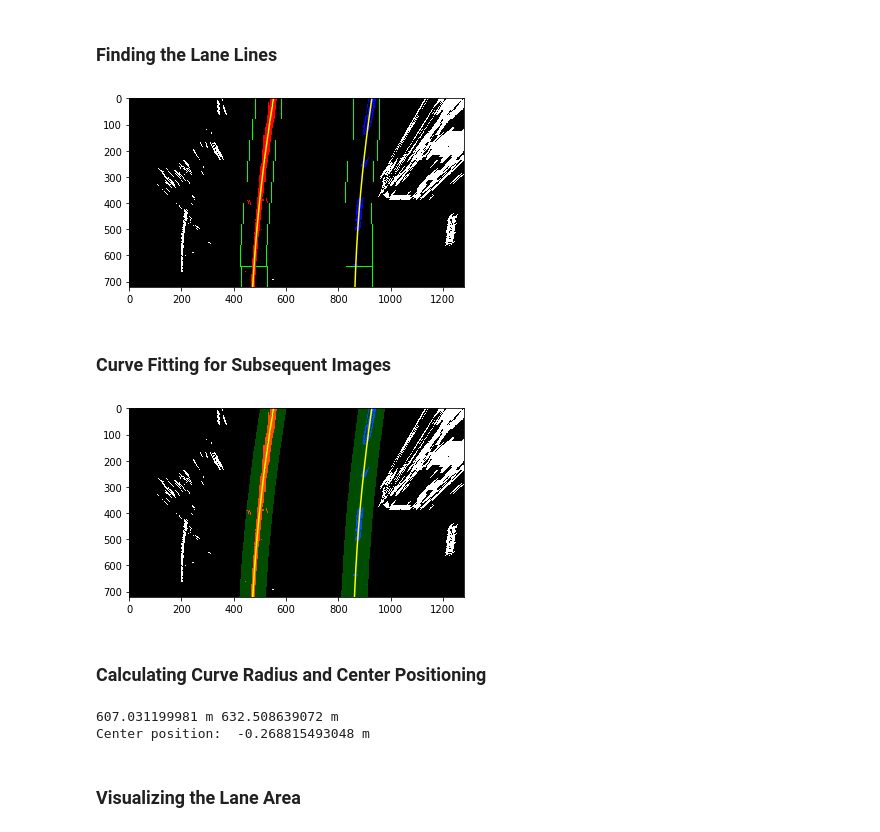
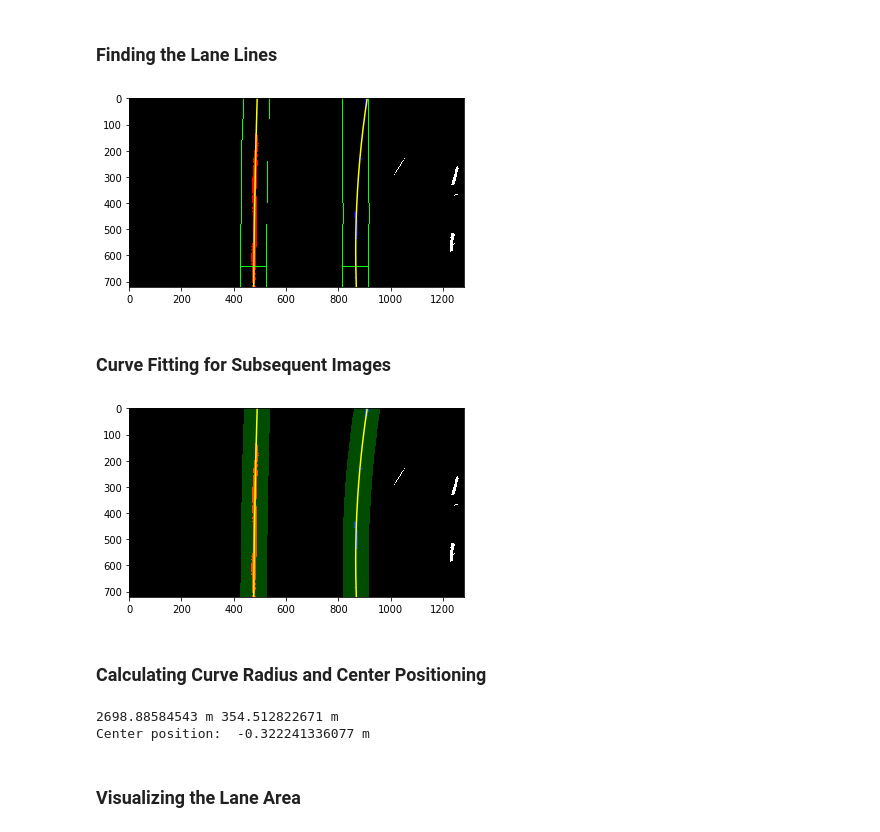
Before and after one commit to julson/CarND-Advanced-Lane-Lines, a Jupyter notebook: detect_lanes.ipynb, the cells around one changed output. Saved outputs shown, nothing was run; the diff lists cells and outputs as text; code cells hidden in the pictures.

```diff
--- a/detect_lanes.ipynb
+++ b/detect_lanes.ipynb
@@ -208,11 +269,12 @@ def sliding_window_fit(binary_warped):
     rightx_current = rightx_base
 
     margin = 50
-    minpix = 100
+    minpix = 50
 
     left_lane_idxs = []
     right_lane_idxs = []
 
+    window_locations = []
     for window in range(nwindows):
         # window boundaries in x and y
         win_y_low = binary_warped.shape[0] - (window + 1) * window_height
@@ -222,9 +284,9 @@ def sliding_window_fit(binary_warped):
         win_xright_low = rightx_current - margin
         win_xright_high = rightx_current + margin
 
-        # draw windows
-        cv2.rectangle(out, (win_xleft_low, win_y_low), (win_xleft_high, win_y_high), (0, 255, 0), 2)
-        cv2.rectangle(out, (win_xright_low, win_y_low), (win_xright_high, win_y_high), (0, 255, 0), 2)
+        # store windows for visualization later
+        window_locations.append(((win_xleft_low, win_y_low), (win_xleft_high, win_y_high)))
+        window_locations.append(((win_xright_low, win_y_low), (win_xright_high, win_y_high)))
 
         # identify non-zero indices within the window
         good_left_idxs = ((nonzeroy >= win_y_low)
@@ -253,12 +315,12 @@ def sliding_window_fit(binary_warped):
     rightx = nonzerox[right_lane_idxs]
     righty = nonzeroy[right_lane_idxs]
 
-    # Fit a second order polynomial
-    left_fit = np.polyfit(lefty, leftx, 2)
-    right_fit = np.polyfit(righty, rightx, 2)
-    return out, left_fit, right_fit, left_lane_idxs, right_lane_idxs
+    # Fit a second order polynomial, but we avoid creating a fit if no pixels were found
+    left_fit = np.polyfit(lefty, leftx, 2) if len(left_lane_idxs) > 0 else None
+    right_fit = np.polyfit(righty, rightx, 2) if len(right_lane_idxs) > 0 else None
+    return out, left_fit, right_fit, left_lane_idxs, right_lane_idxs, window_locations
 
-def visualize_fit(binary_warped, out, left_fitx, right_fitx, left_lane_idxs, right_lane_idxs):
+def visualize_fit(binary_warped, out, left_fitx, right_fitx, left_lane_idxs, right_lane_idxs, windows):
     # Visualize lane curves through polynomial fitting
     ploty = np.linspace(0, binary_warped.shape[0] - 1, binary_warped.shape[0])
     left_fitx = left_fit[0] * ploty**2 + left_fit[1] * ploty + left_fit[2]
@@ -269,6 +331,10 @@ def visualize_fit(binary_warped, out, left_fitx, right_fitx, left_lane_idxs, rig
     nonzerox = np.array(nonzero[1])
     out[nonzeroy[left_lane_idxs], nonzerox[left_lane_idxs]] = [255, 0, 0]
     out[nonzeroy[right_lane_idxs], nonzerox[right_lane_idxs]] = [0, 0, 255]
+
+    for window in windows:
+        cv2.rectangle(out, window[0], window[1], (0, 255, 0), 2)
+
     plt.imshow(out)
     plt.plot(left_fitx, ploty, color='yellow')
     plt.plot(right_fitx, ploty, color='yellow')
@@ -277,17 +343,18 @@ def visualize_fit(binary_warped, out, left_fitx, right_fitx, left_lane_idxs, rig
     plt.savefig('./examples/curve_fit.jpg')
 
 
-test_img = cv2.imread('./test_images/test6.jpg')
-binary_warped, minV = pipeline(test_img)
-result, left_fit, right_fit, left_lane_idxs, right_lane_idxs = sliding_window_fit(binary_warped)
-visualize_fit(binary_warped, result, left_fit, right_fit, left_lane_idxs, right_lane_idxs)
+test_img = read_img('./test_images/test4.jpg')
+binary_warped, _ = pipeline(test_img)
+result, left_fit, right_fit, left_lane_idxs, right_lane_idxs, windows = sliding_window_fit(binary_warped)
+
+visualize_fit(binary_warped, result, left_fit, right_fit, left_lane_idxs, right_lane_idxs, windows)
 # %% [output]
-[figure, old version]
+[figure, new version]
 # %% [markdown]
 ### Curve Fitting for Subsequent Images
 # %%
 # We don't need to do a full image scan. We'll just use the previous
-# curves and adjust it for the new image
+# fits and adjust it for the new image
 def next_fit(binary_warped, left_fit, right_fit):
     nonzero = binary_warped.nonzero()
     nonzeroy = np.array(nonzero[0])
@@ -297,7 +364,7 @@ def next_fit(binary_warped, left_fit, right_fit):
     left_lane_idxs = ((nonzerox > (left_fit[0] * (nonzeroy**2)) + left_fit[1] * nonzeroy + left_fit[2] - margin)) \
                         & (nonzerox < (left_fit[0] * (nonzeroy**2) + left_fit[1]*nonzeroy + left_fit[2] + margin))
 
-    right_lane_idxs = ((nonzerox > (right_fit[0] * (nonzeroy**2) + right_fit[1] * nonzeroy + right_fit[2] - margin))
+    right_lane_idxs = ((nonzerox > (right_fit[0] * (nonzeroy**2) + right_fit[1] * nonzeroy + right_fit[2] - margin)) \
                         & (nonzerox < (right_fit[0] * (nonzeroy**2) + right_fit[1] * nonzeroy + right_fit[2] + margin)))
 
     leftx = nonzerox[left_lane_idxs]
@@ -305,8 +372,8 @@ def next_fit(binary_warped, left_fit, right_fit):
     rightx = nonzerox[right_lane_idxs]
     righty = nonzeroy[right_lane_idxs]
 
-    left_fit = np.polyfit(lefty, leftx, 2)
-    right_fit = np.polyfit(righty, rightx, 2)
+    left_fit = np.polyfit(lefty, leftx, 2) if len(left_lane_idxs) > 0 else None
+    right_fit = np.polyfit(righty, rightx, 2) if len(right_lane_idxs) > 0 else None
 
     return left_fit, right_fit, left_lane_idxs, right_lane_idxs
 
@@ -320,61 +387,56 @@ def visualize_next_fit(binary_warped, left_fit, right_fit, left_lane_idxs, right
     nonzerox = np.array(nonzero[1])
     out[nonzeroy[left_lane_idxs], nonzerox[left_lane_idxs]] = [255, 0, 0]
     out[nonzeroy[right_lane_idxs], nonzerox[right_lane_idxs]] = [0, 0, 255]
 
     ploty = np.linspace(0, binary_warped.shape[0] - 1, binary_warped.shape[0])
     left_fitx = left_fit[0]*ploty**2 + left_fit[1]*ploty + left_fit[2]
     right_fitx = right_fit[0]*ploty**2 + right_fit[1]*ploty + right_fit[2]
 
     left_line_w1 = np.array([np.transpose(np.vstack([left_fitx - margin, ploty]))])
     left_line_w2 = np.array([np.flipud(np.transpose(np.vstack([left_fitx + margin, ploty])))])
     left_line_pts = np.hstack((left_line_w1, left_line_w2))
 
     right_line_w1 = np.array([np.transpose(np.vstack([right_fitx - margin, ploty]))])
     right_line_w2 = np.array([np.flipud(np.transpose(np.vstack([right_fitx + margin, ploty])))])
     right_line_pts = np.hstack((right_line_w1, right_line_w2))
 
     cv2.fillPoly(window_img, np.int_([left_line_pts]), (0, 255, 0))
     cv2.fillPoly(window_img, np.int_([right_line_pts]), (0, 255, 0))
 
     result = cv2.addWeighted(out, 1, window_img, 0.3, 0)
     plt.imshow(result)
     plt.plot(left_fitx, ploty, color='yellow')
     plt.plot(right_fitx, ploty, color='yellow')
     plt.xlim(0, 1280)
     plt.ylim(720, 0)
 
 # We reuse the previous test image since we don't have a set of consecutive lane images
 left_fit, right_fit, left_lane_idxs, right_lane_idxs = next_fit(binary_warped, left_fit, right_fit)
 visualize_next_fit(binary_warped, left_fit, right_fit, left_lane_idxs, right_lane_idxs)
 # %% [output]
-[figure, old version]
+[figure, new version]
 # %% [markdown]
 ### Calculating Curve Radius and Center Positioning
 # %%
 ym_per_pix = 3/100 # meters per pixel in y
 xm_per_pix = 3.7/376 # meters per pixel in x
 
-def curve_radius(binary_warped, left_lane_idxs, right_lane_idxs):
+def curve_radius(binary_warped, lane_idxs):
 
     nonzero = binary_warped.nonzero()
     nonzeroy = np.array(nonzero[0])
     nonzerox = np.array(nonzero[1])
 
-    leftx = nonzerox[left_lane_idxs]
-    lefty = nonzeroy[left_lane_idxs]
-    rightx = nonzerox[right_lane_idxs]
-    righty = nonzeroy[right_lane_idxs]
+    x = nonzerox[lane_idxs]
+    y = nonzeroy[lane_idxs]
 
     ploty = np.linspace(0, binary_warped.shape[0] - 1, binary_warped.shape[0])
     y_eval = np.max(ploty)
 
     # Fit new polynomials to x, y in world space
-    left_fit_cr = np.polyfit(lefty * ym_per_pix, leftx * xm_per_pix, 2)
-    right_fit_cr = np.polyfit(righty * ym_per_pix, rightx * xm_per_pix, 2)
-
-    left_curverad = ((1 + (2 * left_fit_cr[0] * y_eval * ym_per_pix + left_fit_cr[1])**2)**1.5) / np.absolute(2 * left_fit_cr[0])
-    right_curverad = ((1 + (2 * right_fit_cr[0] * y_eval * ym_per_pix + right_fit_cr[1])**2)**1.5) / np.absolute(2 * right_fit_cr[0])
-    return left_curverad, right_curverad
+    fit_cr = np.polyfit(y * ym_per_pix, x * xm_per_pix, 2)
+    curverad = ((1 + (2 * fit_cr[0] * y_eval * ym_per_pix + fit_cr[1])**2)**1.5) / np.absolute(2 * fit_cr[0])
+    return curverad
 
 def center_position(binary_warped, left_fit, right_fit):
     car_position = binary_warped.shape[1] / 2
@@ -386,14 +448,15 @@ def center_position(binary_warped, left_fit, right_fit):
     lane_position = (left_fitx + right_fitx) / 2
     return (car_position - lane_position) * xm_per_pix
 
-left_curve, right_curve = curve_radius(binary_warped, left_lane_idxs, right_lane_idxs)
+left_curve = curve_radius(binary_warped, left_lane_idxs)
+right_curve = curve_radius(binary_warped, right_lane_idxs)
 print(left_curve, 'm', right_curve, 'm')
 
 center = center_position(binary_warped, left_fit, right_fit)
 print('Center position: ', center, 'm')
 # %% [output]
-607.031199981 m 632.508639072 m
-Center position:  -0.268815493048 m
+2698.88584543 m 354.512822671 m
+Center position:  -0.322241336077 m
 # %% [markdown]
 ### Visualizing the Lane Area
 # %%
```
Also changed, not shown: parts of 20 cells of this notebook, 10 other files.
